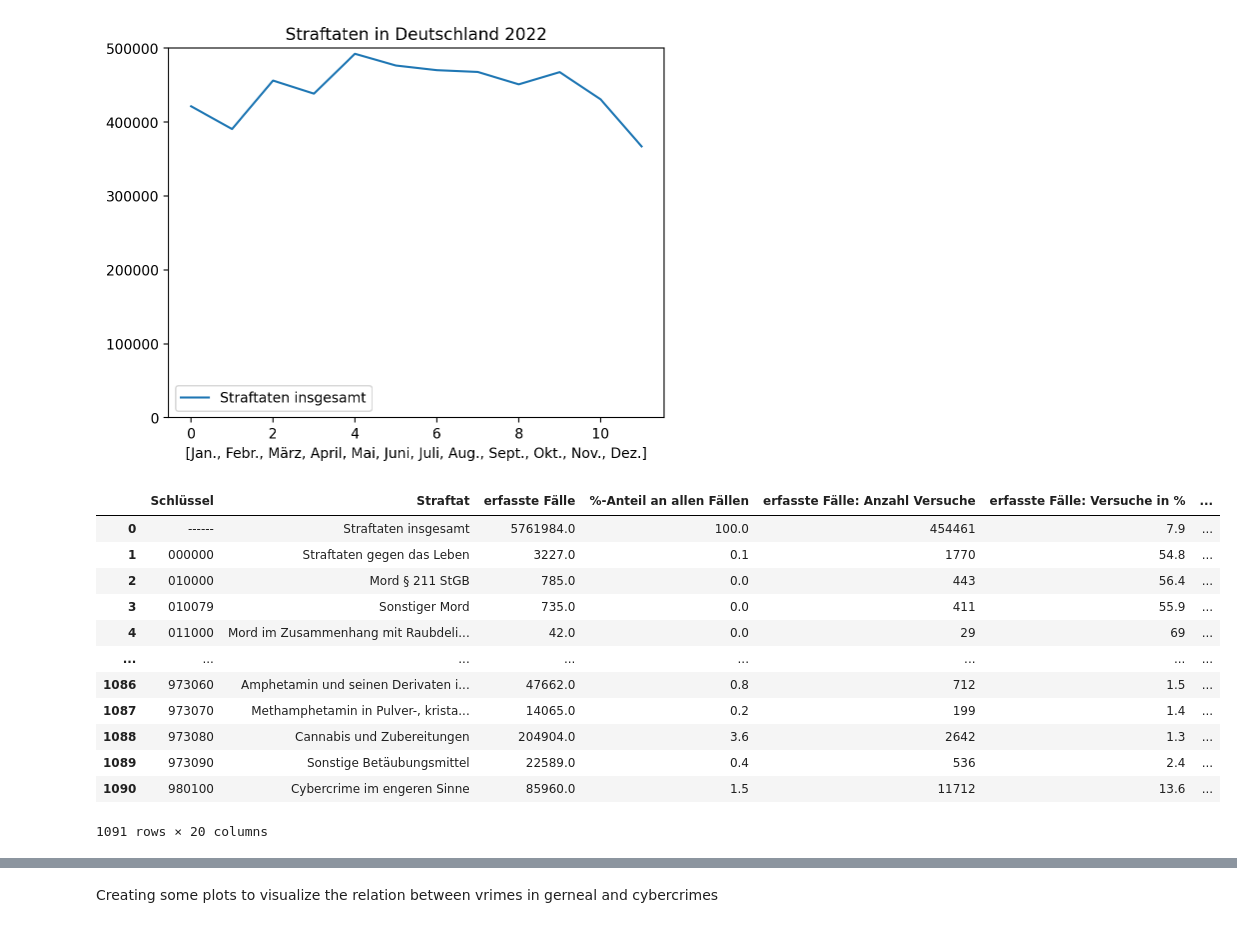
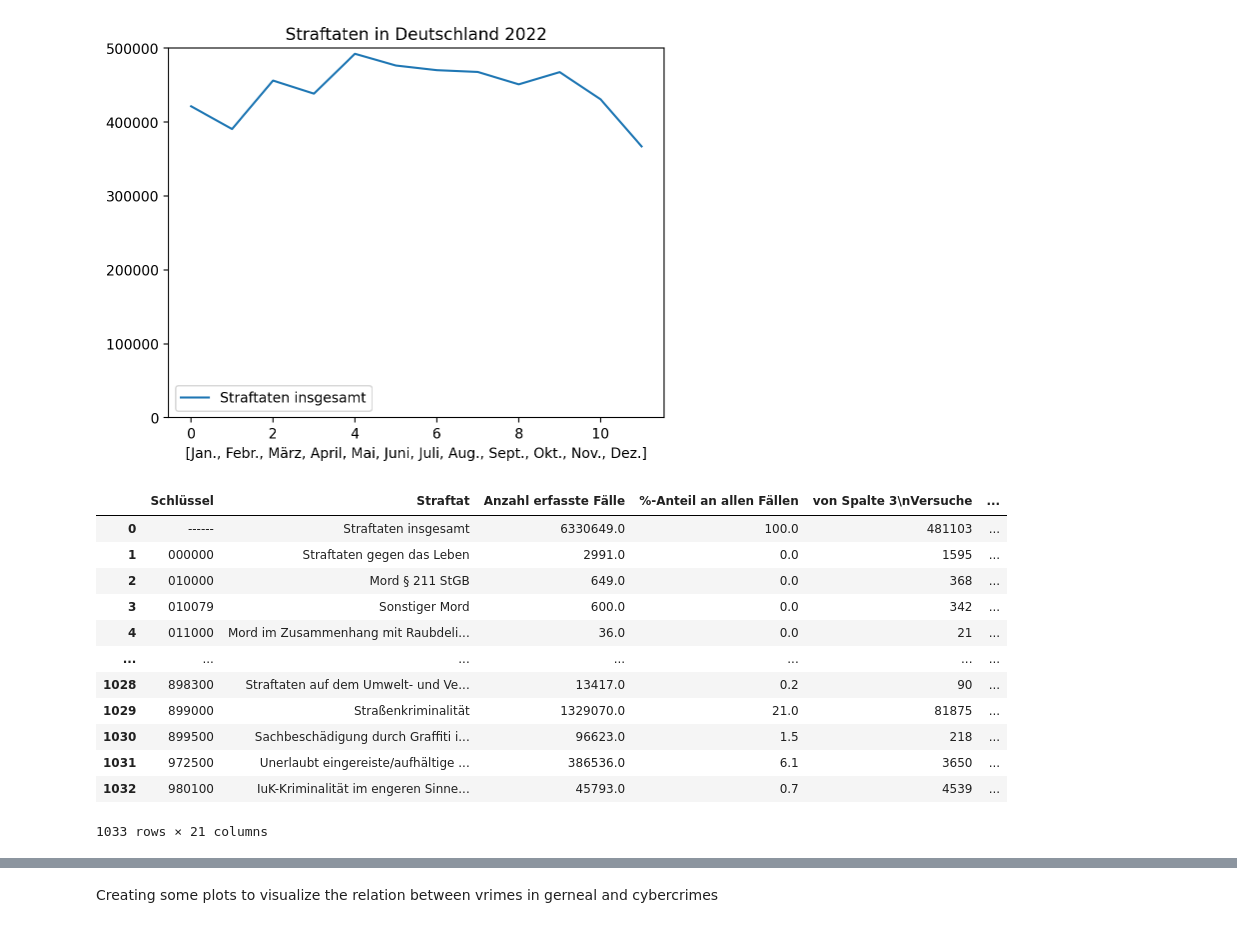
Before and after one commit to LukaslWeber/DataLit-Crime-Project, a Jupyter notebook: exploraton.ipynb, the cells around one changed output, grey strips where cells are left out. Cells and saved outputs as stored; diff of their text form; code cells hidden in the pictures.

```diff
--- a/exploraton.ipynb
+++ b/exploraton.ipynb
@@ -134,6 +156,7 @@ from torch.utils.data import Dataset
 def load_BU01_2016_2022(fpath):
     df = pd.read_excel(fpath,skiprows=3,thousands=',',decimal='.')
     df = df.rename(columns={
+            'erfasste Fälle':'Anzahl erfasste Fälle',
             'erfasste Fälle davon:\nVersuche':'erfasste Fälle: Anzahl Versuche',
             'von Spalte 3\nVersuche':'erfasste Fälle: Anzahl Versuche',
             'Unnamed: 5':'erfasste Fälle: Versuche in %',
@@ -159,7 +182,8 @@ def load_BU01_2012_2015(fpath):
                 'Schl.':'Schlüssel', # only applies to 2015
                 'Schl.-':'Schlüssel',
                 'Unnamed: 1':'Straftat',
-                'Unnamed: 2':'erfasste Fälle',
+                'erfasste Fälle':'Anzahl erfasste Fälle', # 2015
+                'Unnamed: 2':'Anzahl erfasste Fälle',
                 'Unnamed: 3':'%-Anteil an allen Fällen',
                 'Unnamed: 4':'erfasste Fälle: Anzahl Versuche',
                 'Unnamed: 5':'erfasste Fälle: Versuche in %',
@@ -186,7 +210,7 @@ class DataLoader(Dataset):
     def __len__(self):
         return len(os.listdir(self.root_dir))
 
-    def __getitem__(self,year:int = 2022):
+    def __getitem__(self,year):
         db = {}
         ypath = os.path.join(self.root_dir,str(year))
         for file in os.listdir(ypath):
@@ -205,18 +229,18 @@ class DataLoader(Dataset):
         return db
 # %%
 db = DataLoader()
-db[2017]['BU-F-01']
+db[2015]['BU-F-01']
 # %% [output]
-|  | Schlüssel | Straftat | erfasste Fälle | %-Anteil an allen Fällen | erfasste Fälle: Anzahl Versuche | erfasste Fälle: Versuche in % | ... |
-| 0 | ------ | Straftaten insgesamt | 5761984.0 | 100.0 | 454461 | 7.9 | ... |
-| 1 | 000000 | Straftaten gegen das Leben | 3227.0 | 0.1 | 1770 | 54.8 | ... |
-| 2 | 010000 | Mord § 211 StGB | 785.0 | 0.0 | 443 | 56.4 | ... |
-| 3 | 010079 | Sonstiger Mord | 735.0 | 0.0 | 411 | 55.9 | ... |
-| 4 | 011000 | Mord im Zusammenhang mit Raubdeli... | 42.0 | 0.0 | 29 | 69 | ... |
-| ... | ... | ... | ... | ... | ... | ... | ... |
-| 1086 | 973060 | Amphetamin und seinen Derivaten i... | 47662.0 | 0.8 | 712 | 1.5 | ... |
-| 1087 | 973070 | Methamphetamin in Pulver-, krista... | 14065.0 | 0.2 | 199 | 1.4 | ... |
-| 1088 | 973080 | Cannabis und Zubereitungen | 204904.0 | 3.6 | 2642 | 1.3 | ... |
-| 1089 | 973090 | Sonstige Betäubungsmittel | 22589.0 | 0.4 | 536 | 2.4 | ... |
-| 1090 | 980100 | Cybercrime im engeren Sinne | 85960.0 | 1.5 | 11712 | 13.6 | ... |
+|  | Schlüssel | Straftat | Anzahl erfasste Fälle | %-Anteil an allen Fällen | von Spalte 3\nVersuche | ... |
+| 0 | ------ | Straftaten insgesamt | 6330649.0 | 100.0 | 481103 | ... |
+| 1 | 000000 | Straftaten gegen das Leben | 2991.0 | 0.0 | 1595 | ... |
+| 2 | 010000 | Mord § 211 StGB | 649.0 | 0.0 | 368 | ... |
+| 3 | 010079 | Sonstiger Mord | 600.0 | 0.0 | 342 | ... |
+| 4 | 011000 | Mord im Zusammenhang mit Raubdeli... | 36.0 | 0.0 | 21 | ... |
+| ... | ... | ... | ... | ... | ... | ... |
+| 1028 | 898300 | Straftaten auf dem Umwelt- und Ve... | 13417.0 | 0.2 | 90 | ... |
+| 1029 | 899000 | Straßenkriminalität | 1329070.0 | 21.0 | 81875 | ... |
+| 1030 | 899500 | Sachbeschädigung durch Graffiti i... | 96623.0 | 1.5 | 218 | ... |
+| 1031 | 972500 | Unerlaubt eingereiste/aufhältige ... | 386536.0 | 6.1 | 3650 | ... |
+| 1032 | 980100 | IuK-Kriminalität im engeren Sinne... | 45793.0 | 0.7 | 4539 | ... |
-1091 rows × 20 columns
+1033 rows × 21 columns
```
Also changed, not shown: parts of 2 cells of this notebook.
